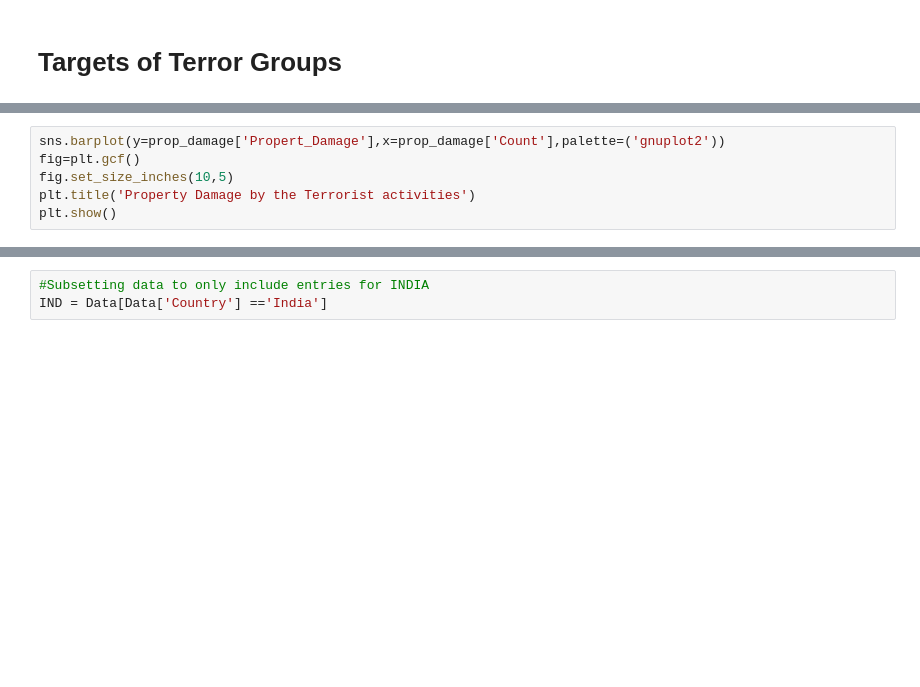
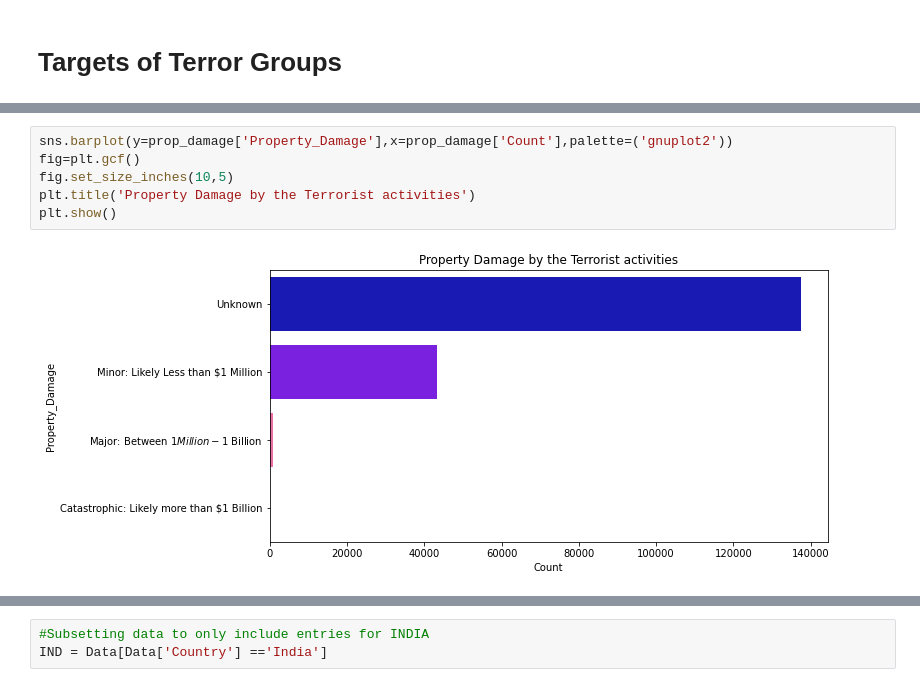
Before and after one commit to Uday-S-D/EDA_Capstone-1-Global_Terrorism_data, a Jupyter notebook: EDA_Capstone_1_Global_Terrorism_data.ipynb, the cells around one changed output, grey strips where cells are left out. Drawn from its saved outputs; the diff is of its cells as text; blank space fills up the shorter version.

```diff
--- a/EDA_Capstone_1_Global_Terrorism_data.ipynb
+++ b/EDA_Capstone_1_Global_Terrorism_data.ipynb
@@ -680,8 +736,10 @@ prop_damage
 | 2 | Major: Between $1 Million - $1 Bi... | 909 |
 | 3 | Catastrophic: Likely more than $1... | 6 |
 # %%
-sns.barplot(y=prop_damage['Propert_Damage'],x=prop_damage['Count'],palette=('gnuplot2'))
+sns.barplot(y=prop_damage['Property_Damage'],x=prop_damage['Count'],palette=('gnuplot2'))
 fig=plt.gcf()
 fig.set_size_inches(10,5)
 plt.title('Property Damage by the Terrorist activities')
 plt.show()
+# %% [output]
+[figure, added]
```
Also changed, not shown: parts of 57 cells of this notebook.
